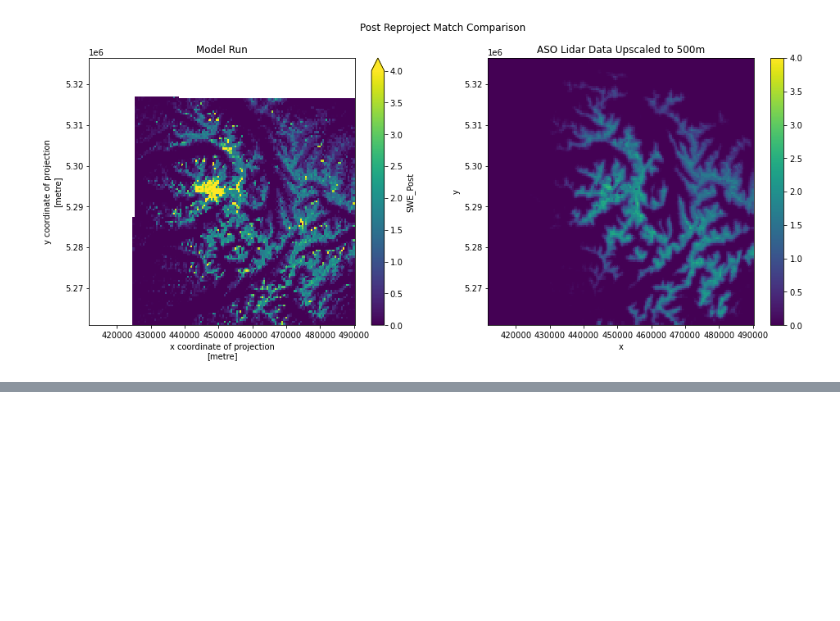
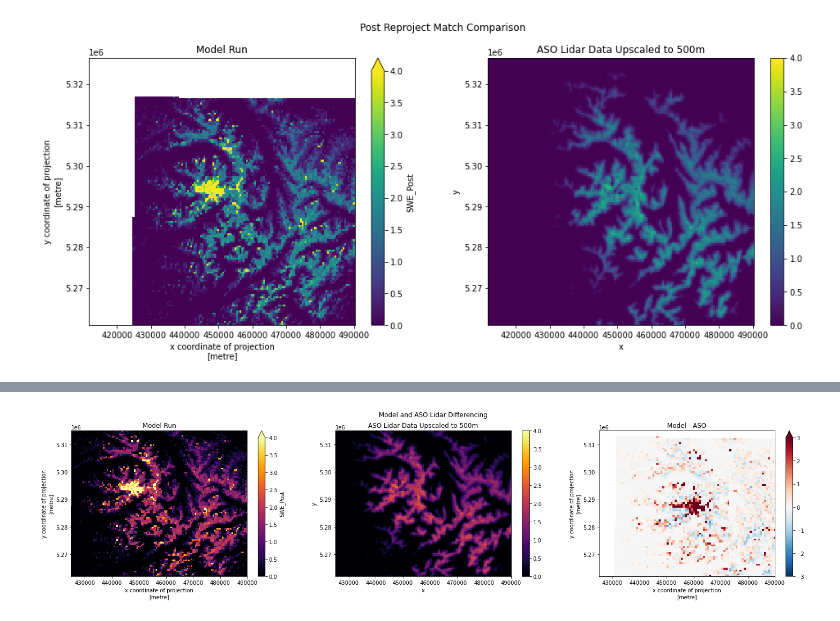
Before and after one commit to bessoh2/SnowHydro, a Jupyter notebook: comparison_and_difference.ipynb, the cells around one changed output, grey strips where cells are left out. Cells and saved outputs as stored; diff of their text form; code cells hidden in the pictures; blank space fills up the shorter version.

```diff
--- a/comparison_and_difference.ipynb
+++ b/comparison_and_difference.ipynb
@@ -83,0 +88,15 @@ Text(0.5, 1.0, 'ASO - Model')
+# %%
+# plot differencing
+f, ax = plt.subplots(1,3,figsize=(25,5))
+model_reproject.plot(ax=ax[0],vmin=0,vmax=4,cmap='inferno')
+ax[0].set_title('Model Run')
+ASO_500m_ds.plot(ax=ax[1],vmin=0,vmax=4,cmap='inferno')
+ax[1].set_title('ASO Lidar Data Upscaled to 500m')
+difference.squeeze().plot.imshow(ax=ax[2],vmin=-3,vmax=3,cmap='RdBu_r')
+ax[2].set_title('Model - ASO')
+f.suptitle('Model and ASO Lidar Differencing')
+for i in range(len(ax)):
+    ax[i].set_xlim([425000, 490000])
+    ax[i].set_ylim([5.262e6, 5.315e6])
+# %% [output]
+[figure, added]
```
Also changed, not shown: parts of 10 cells of this notebook.
